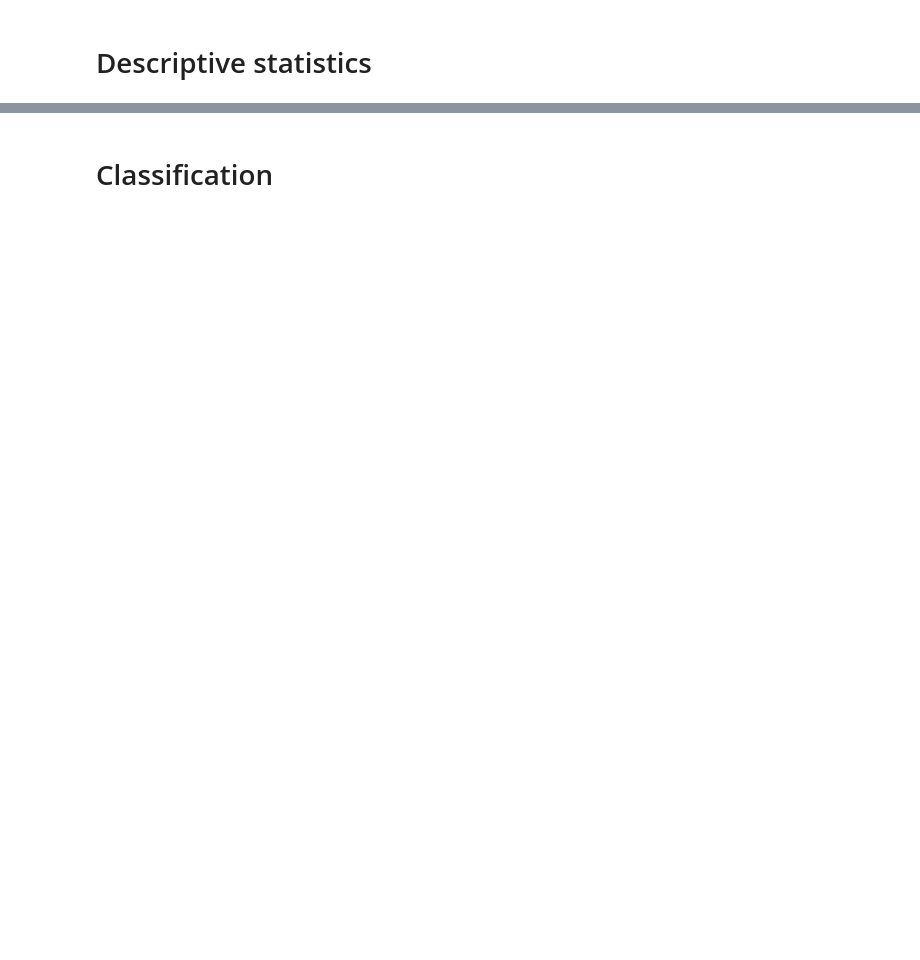
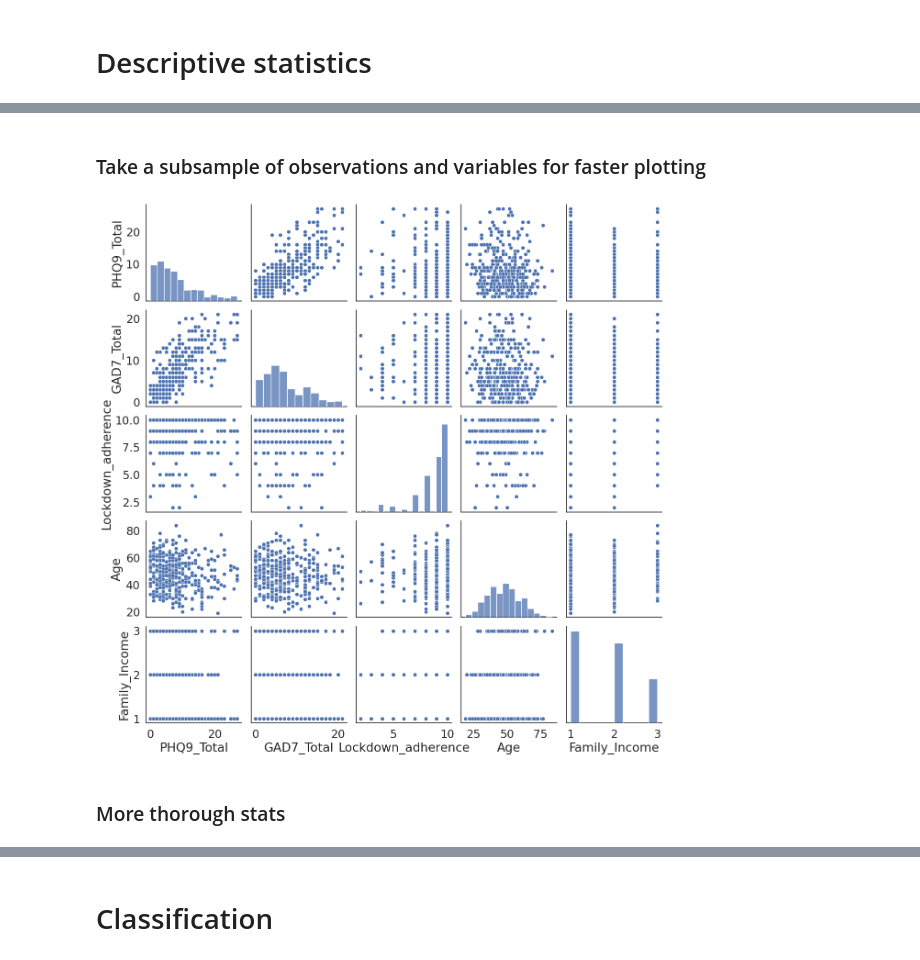
Before and after one commit to danielmlow/tutorials, a Jupyter notebook: machine_learning/regression_and_classification.ipynb, the cells around one changed output, grey strips where cells are left out. Saved outputs shown, nothing was run; the diff lists cells and outputs as text; code cells hidden in the pictures; blank space fills up the shorter version.

```diff
--- a/machine_learning/regression_and_classification.ipynb
+++ b/machine_learning/regression_and_classification.ipynb
@@ -142,0 +189,13 @@ dtype: int64
+# %% [markdown]
+### Take a subsample of observations and variables for faster plotting
+# %%
+subsample = 0.1 # 0.1=10% of data, 1 = 100%
+variables_to_plot = ['PHQ9_Total', 'GAD7_Total', 'Lockdown_adherence', 'Age',
+       'Family_Income'] # It
+df_subsample = df[variables_to_plot].sample(frac=subsample)
+sns.pairplot(df_subsample)
+plt.show()
+# %% [output]
+[figure, added]
+# %% [markdown]
+### More thorough stats
```
Also changed, not shown: parts of 28 cells of this notebook.
